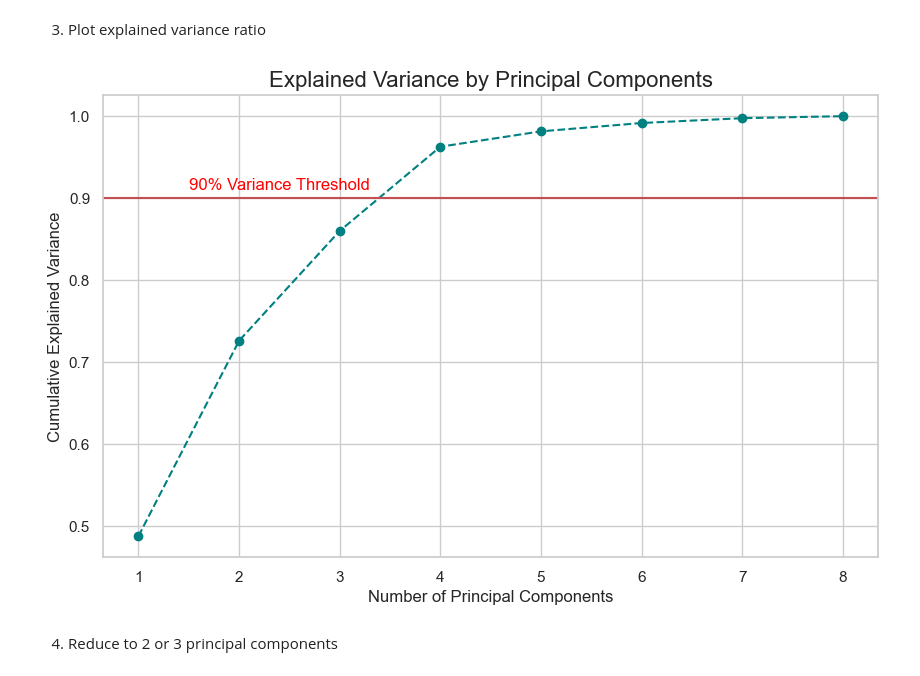
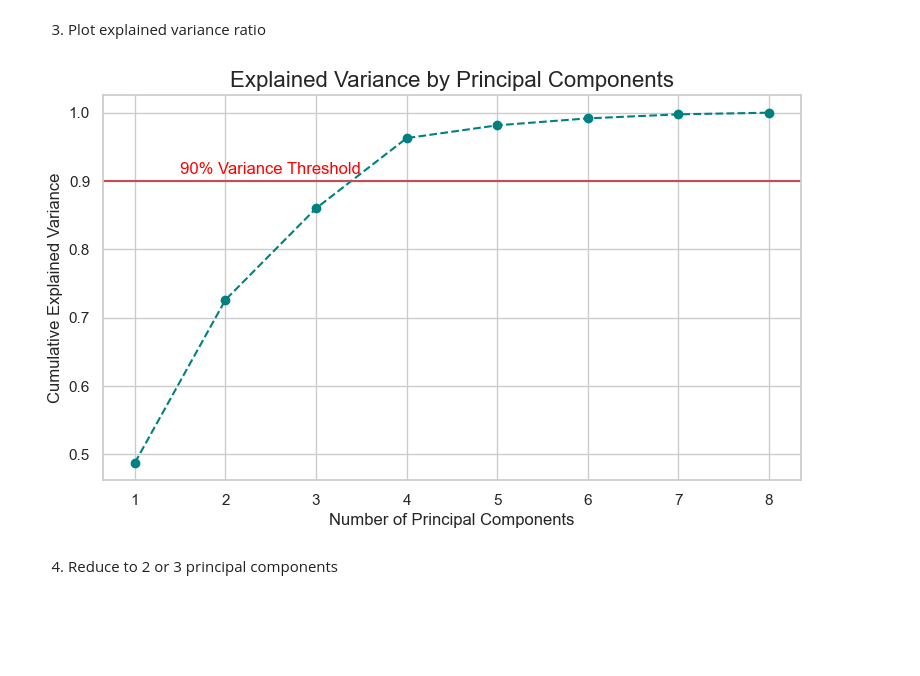
Before and after one commit to Mahanidhii/Data-Exploration-and-Preprocessing, a Jupyter notebook: EDA&Predictive_Analysis.ipynb, the cells around one changed output. Saved outputs shown, nothing was run; the diff lists cells and outputs as text; code cells hidden in the pictures; blank space fills up the shorter version.

```diff
--- a/EDA&Predictive_Analysis.ipynb
+++ b/EDA&Predictive_Analysis.ipynb
@@ -303,20 +303,20 @@ Data standardized and PCA fitted.
 # %%
 cumulative_variance = np.cumsum(pca_full.explained_variance_ratio_)
 
 # Plotting the variance ratio
-plt.figure(figsize=(10, 6))
+plt.figure(figsize=(9, 5))
 plt.plot(range(1, len(cumulative_variance) + 1), cumulative_variance, marker='o', linestyle='--', color='teal')
 plt.axhline(y=0.90, color='r', linestyle='-')
 plt.text(1.5, 0.91, '90% Variance Threshold', color = 'red', fontsize=12)
 
 plt.title('Explained Variance by Principal Components', fontsize=16)
 plt.xlabel('Number of Principal Components')
 plt.ylabel('Cumulative Explained Variance')
 plt.xticks(range(1, len(cumulative_variance) + 1))
 plt.grid(True)
 plt.show()
 # %% [output]
-[figure, old version]
+[figure, new version]
 # %% [markdown]
 4. Reduce to 2 or 3 principal components
 # %%
```
Also changed, not shown: parts of 5 cells of this notebook.
